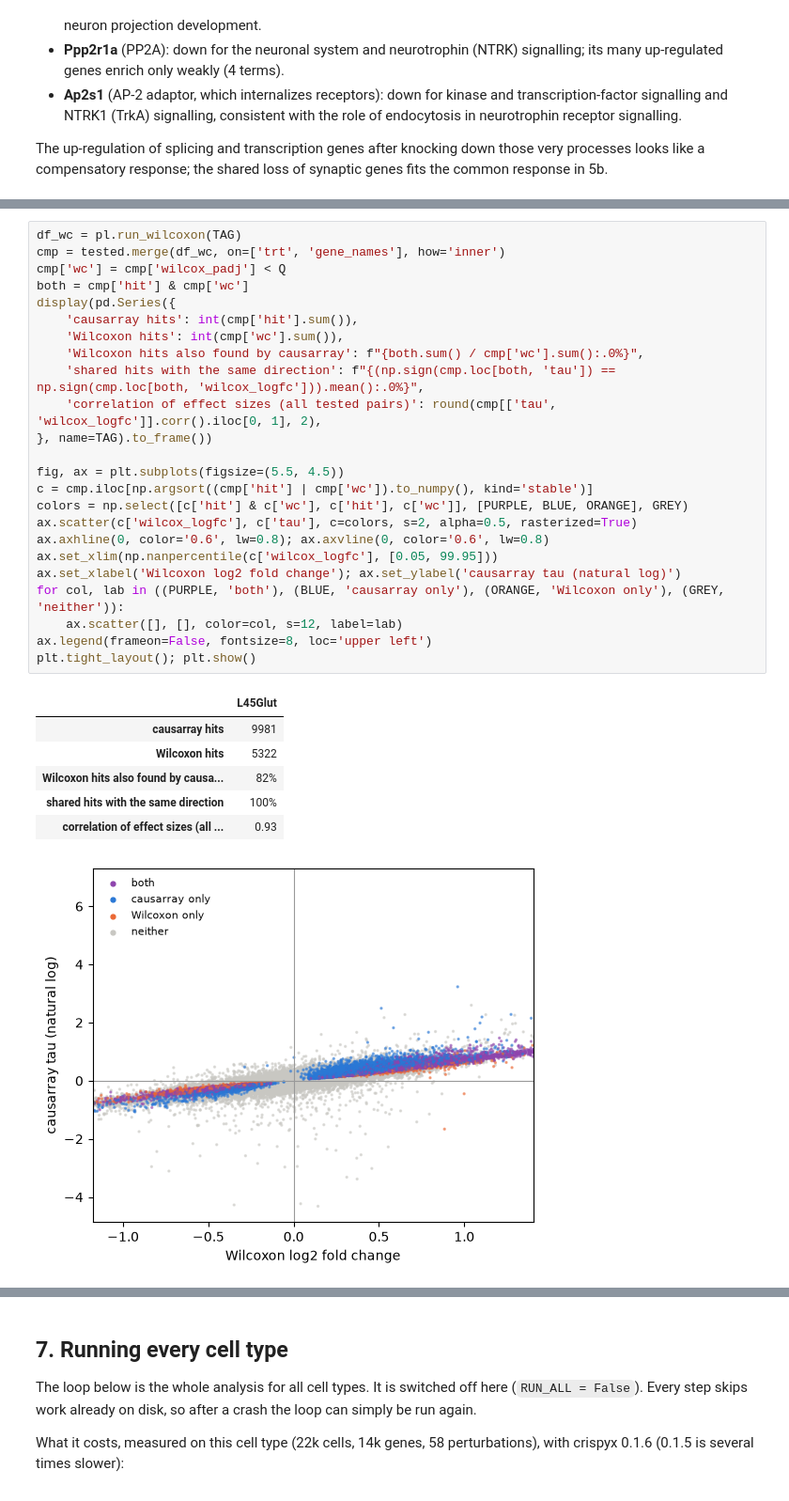
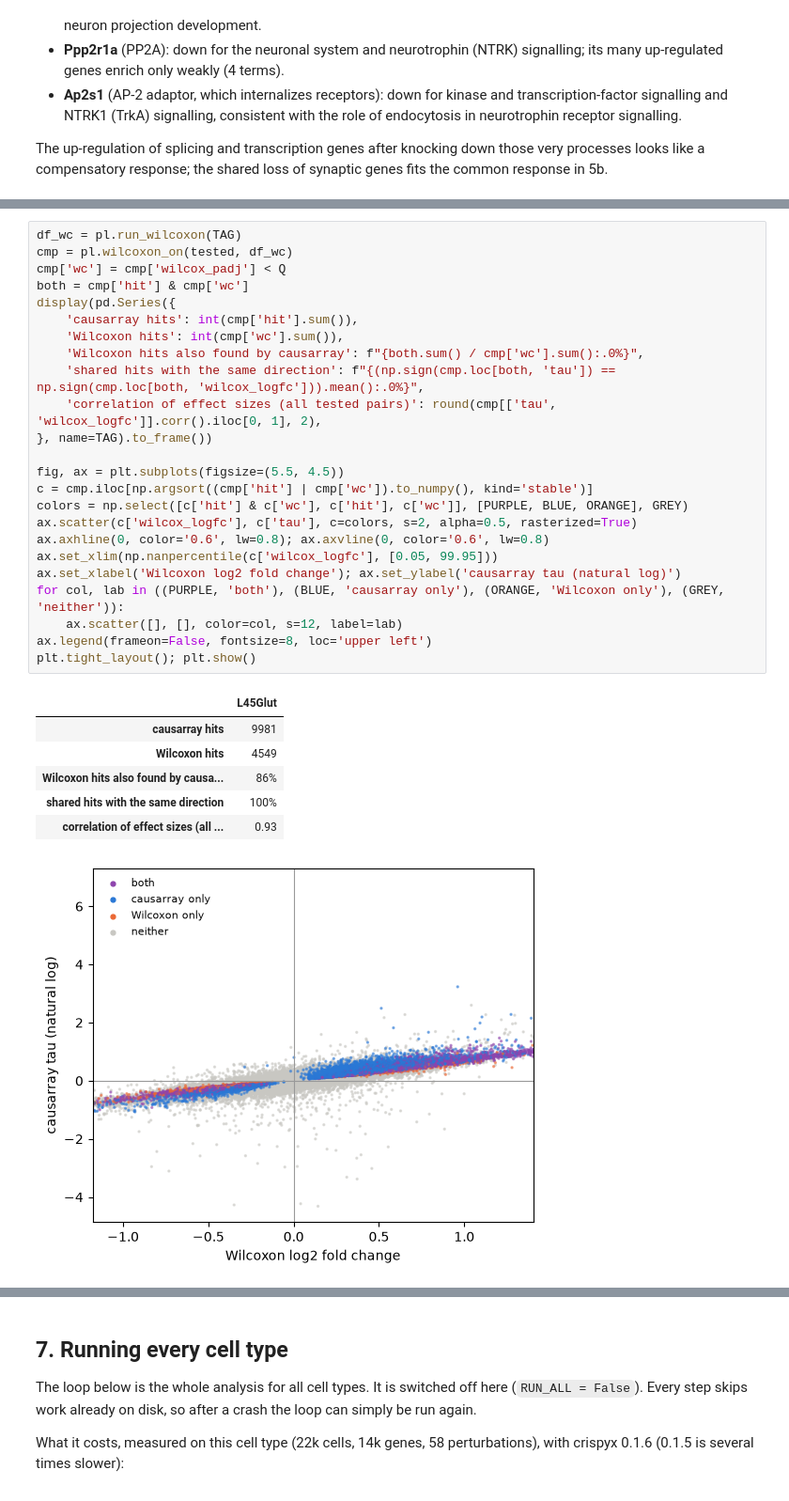
Before and after one commit to JinHongDu-Lab/causarray, a Jupyter notebook: docs/source/tutorial/mouse_brain/L45Glut-py.ipynb, the cells around one changed output, grey strips where cells are left out. Shown at 94% size. Saved outputs shown, nothing was run; the diff lists cells and outputs as text.

```diff
--- a/docs/source/tutorial/mouse_brain/L45Glut-py.ipynb
+++ b/docs/source/tutorial/mouse_brain/L45Glut-py.ipynb
@@ -452,33 +477,33 @@ in the same direction. The comparison uses the genes causarray tests.
 # %%
 df_wc = pl.run_wilcoxon(TAG)
-cmp = tested.merge(df_wc, on=['trt', 'gene_names'], how='inner')
+cmp = pl.wilcoxon_on(tested, df_wc)
 cmp['wc'] = cmp['wilcox_padj'] < Q
 both = cmp['hit'] & cmp['wc']
 display(pd.Series({
     'causarray hits': int(cmp['hit'].sum()),
     'Wilcoxon hits': int(cmp['wc'].sum()),
     'Wilcoxon hits also found by causarray': f"{both.sum() / cmp['wc'].sum():.0%}",
     'shared hits with the same direction': f"{(np.sign(cmp.loc[both, 'tau']) == np.sign(cmp.loc[both, 'wilcox_logfc'])).mean():.0%}",
     'correlation of effect sizes (all tested pairs)': round(cmp[['tau', 'wilcox_logfc']].corr().iloc[0, 1], 2),
 }, name=TAG).to_frame())
 
 fig, ax = plt.subplots(figsize=(5.5, 4.5))
 c = cmp.iloc[np.argsort((cmp['hit'] | cmp['wc']).to_numpy(), kind='stable')]
 colors = np.select([c['hit'] & c['wc'], c['hit'], c['wc']], [PURPLE, BLUE, ORANGE], GREY)
 ax.scatter(c['wilcox_logfc'], c['tau'], c=colors, s=2, alpha=0.5, rasterized=True)
 ax.axhline(0, color='0.6', lw=0.8); ax.axvline(0, color='0.6', lw=0.8)
 ax.set_xlim(np.nanpercentile(c['wilcox_logfc'], [0.05, 99.95]))
 ax.set_xlabel('Wilcoxon log2 fold change'); ax.set_ylabel('causarray tau (natural log)')
 for col, lab in ((PURPLE, 'both'), (BLUE, 'causarray only'), (ORANGE, 'Wilcoxon only'), (GREY, 'neither')):
     ax.scatter([], [], color=col, s=12, label=lab)
 ax.legend(frameon=False, fontsize=8, loc='upper left')
 plt.tight_layout(); plt.show()
 # %% [output]
 |  | L45Glut |
 | causarray hits | 9981 |
-| Wilcoxon hits | 5322 |
-| Wilcoxon hits also found by causa... | 82% |
+| Wilcoxon hits | 4549 |
+| Wilcoxon hits also found by causa... | 86% |
 | shared hits with the same direction | 100% |
 | correlation of effect sizes (all ... | 0.93 |
-[figure, old version]
+[figure, new version]
 # %% [markdown]
```
Also changed, not shown: parts of 15 cells of this notebook, 1 other file.
